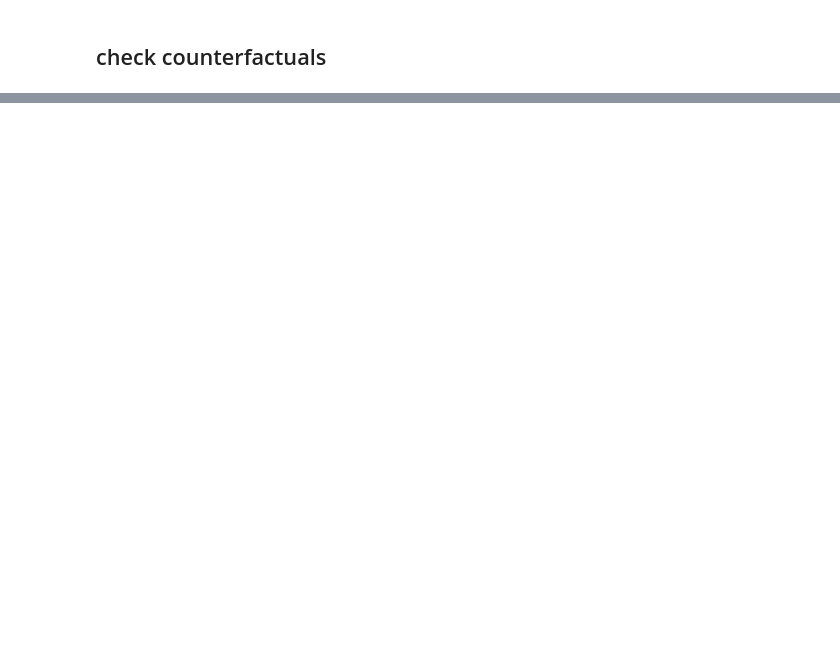
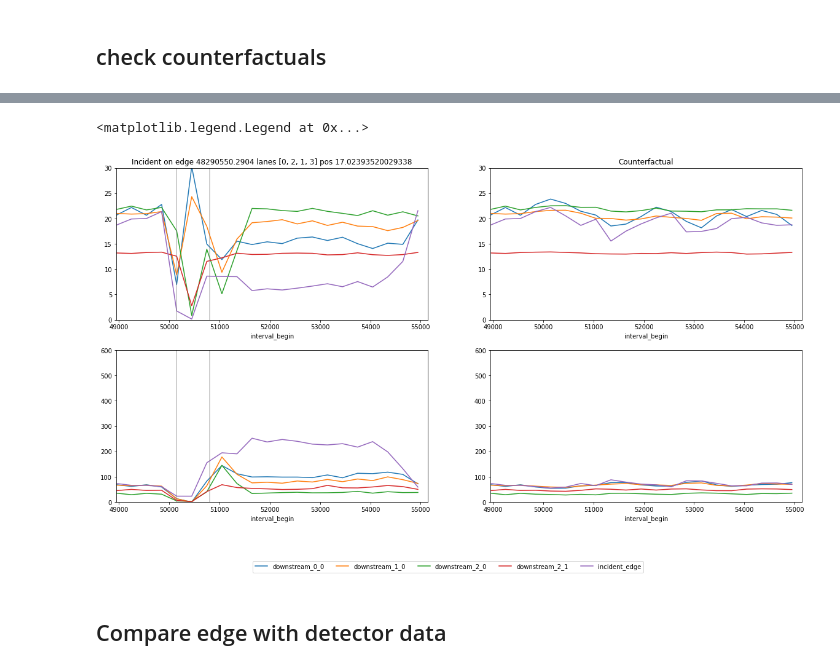
Before and after one commit to MathiasNT/CongestionPropagationPrediction, a Jupyter notebook: notebooks/check_results_counterfactual_exp1.ipynb, the cells around one changed output, grey strips where cells are left out. Drawn from its saved outputs; the diff is of its cells as text; code cells hidden in the pictures; blank space fills up the shorter version.

```diff
--- a/notebooks/check_results_counterfactual_exp1.ipynb
+++ b/notebooks/check_results_counterfactual_exp1.ipynb
@@ -113,10 +148,9 @@ upstream_edges_ids
 # %%
-n_down = 3
+n_down = 2
 downstream_edges = {}
 downstream_edges[0] = list(i_edge_obj.getOutgoing().keys())
 
 for i in range(0, n_down):
-    print(i)
     next_edges = []
     for edge in downstream_edges[i]:
         next_edges += (list(edge.getOutgoing().keys()))
@@ -128,3 +162,5 @@ for i in range(0, n_down + 1):
     for edge in downstream_edges[i]:
         level_ids += [edge.getID()]
     downstream_edges_ids[i] = level_ids
+
+all_downstream_edges_ids = flatten(list(downstream_edges_ids.values()))
@@ -232,2 +219,14 @@ plotNet(net, edge_colors, {}, plot_options, i_edge_obj, ax)
 # %% [markdown]
 ## check counterfactuals
+# %%
+results_incident = pd.read_csv(f'{experiment_path}/edgedata.csv', sep=';')
+results_incident = results_incident[['edge_id', 'interval_begin', 'edge_density', 'edge_occupancy', 'edge_speed', 'edge_waitingTime', 'edge_timeLoss']]
+results_incident_table = results_incident.pivot(index='edge_id', columns='interval_begin', values=['edge_speed','edge_density'])
+
+counterfactual_incident = pd.read_csv(f'{experiment_path}/edgedata_counterfactual.csv', sep=';')
+counterfactual_incident = counterfactual_incident[['edge_id', 'interval_begin', 'edge_density', 'edge_occupancy', 'edge_speed', 'edge_waitingTime', 'edge_timeLoss']]
+counterfactual_incident_table = counterfactual_incident.pivot(index='edge_id', columns='interval_begin', values=['edge_speed','edge_density'])
+
+relevant_edges = all_upstream_edges_ids + all_downstream_edges_ids + [incident_edge]
+upstream_edges = all_upstream_edges_ids + [incident_edge]
+downstream_edges = all_downstream_edges_ids + [incident_edge]
@@ -233,0 +267,36 @@ plotNet(net, edge_colors, {}, plot_options, i_edge_obj, ax)
+# %%
+chosen_edges = downstream_edges
+
+
+fig, ax = plt.subplots(2,2)
+
+results_incident_table.loc[chosen_edges].edge_speed.T.plot(figsize=(20,10), ax=ax[0,0], legend=False)
+ax[0,0].set_title(f'Incident on edge {incident_settings["edge"]} lanes {incident_settings["lanes"]} pos {incident_settings["pos"]}')
+results_incident_table.loc[chosen_edges].edge_density.T.plot(figsize=(20,10), ax=ax[1,0], legend=False)
+
+counterfactual_incident_table.loc[chosen_edges].edge_speed.T.plot(figsize=(20,10), ax=ax[0,1], legend=False)
+ax[0,1].set_title(f'Counterfactual')
+counterfactual_incident_table.loc[chosen_edges].edge_density.T.plot(figsize=(20,10), ax=ax[1,1], legend=False)
+
+ax[0,0].set_xlim(incident_settings['start_time'] - 1200 ,incident_settings['start_time'] + 5000)
+ax[1,0].set_xlim(incident_settings['start_time'] - 1200 ,incident_settings['start_time'] + 5000)
+ax[0,1].set_xlim(incident_settings['start_time'] - 1200 ,incident_settings['start_time'] + 5000)
+ax[1,1].set_xlim(incident_settings['start_time'] - 1200 ,incident_settings['start_time'] + 5000)
+ax[0,0].set_ylim(0, 30)
+ax[1,0].set_ylim(0, 600)
+ax[0,1].set_ylim(0, 30)
+ax[1,1].set_ylim(0, 600)
+
+
+ax[0,0].axvline(incident_settings['start_time'], color='grey', alpha=0.5)
+ax[1,0].axvline(incident_settings['start_time'], color='grey', alpha=0.5)
+ax[0,0].axvline(incident_settings['start_time'] + 0.5 * incident_settings['duration_time'], color='grey', alpha=0.5)
+ax[1,0].axvline(incident_settings['start_time'] + 0.5 * incident_settings['duration_time'], color='grey', alpha=0.5)
+
+handles, labels = ax[0,0].get_legend_handles_labels()
+fig.legend(handles, [edge_to_level_dict[label] for label in labels], loc='upper center', bbox_to_anchor=(0.5, -0.001), ncol=5)
+# %% [output]
+<matplotlib.legend.Legend at 0x...>
+[figure, added]
+# %% [markdown]
+## Compare edge with detector data
```
Also changed, not shown: parts of 50 cells of this notebook, 5 other files.
